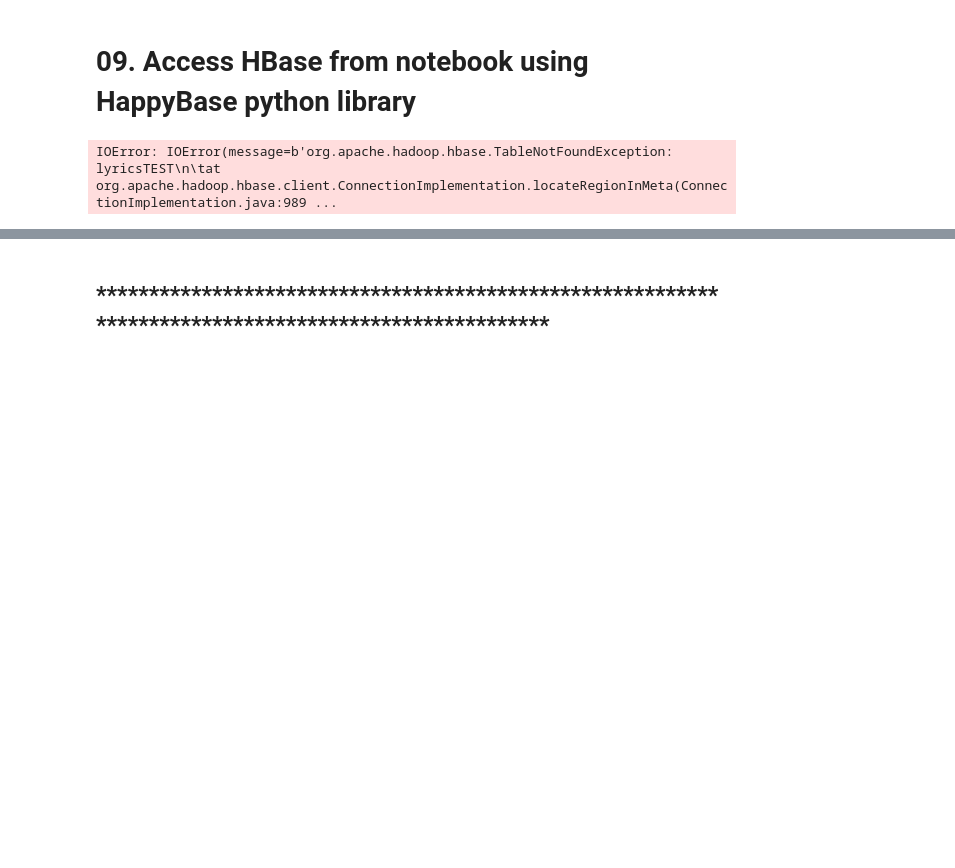
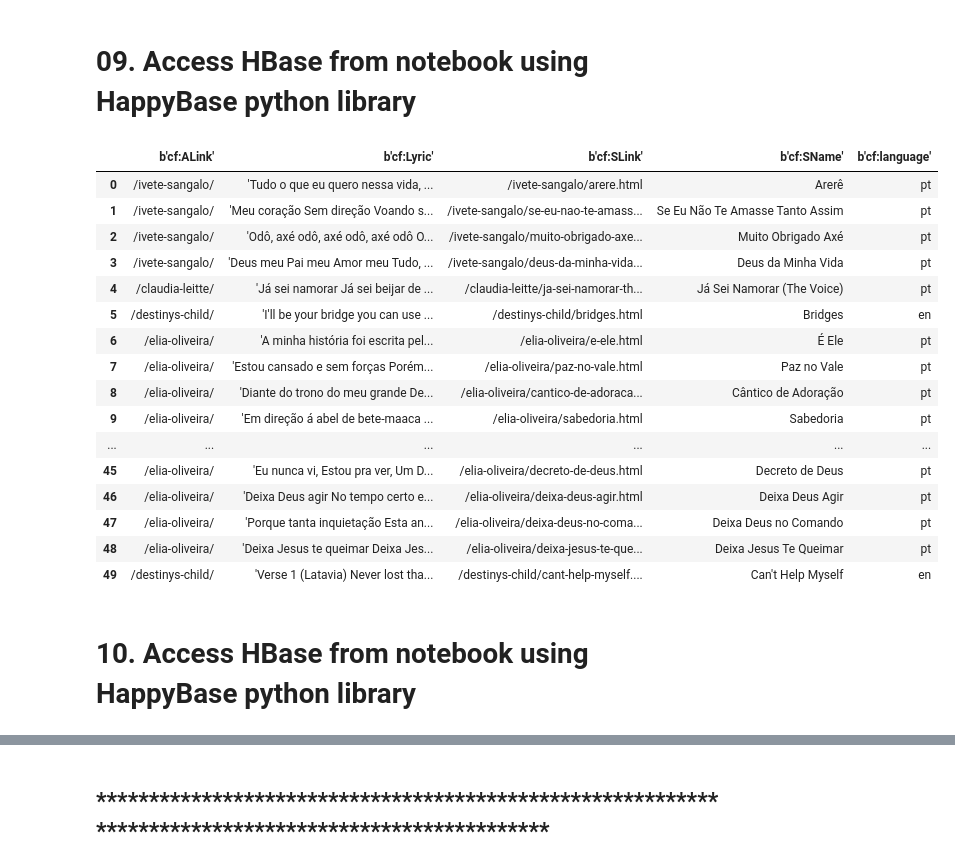
Before and after one commit to nemonio/Storage_Solutions_for_Big_Data_CA1, a Jupyter notebook: DATA-PREPROCESSING with Spark.ipynb, the cells around one changed output, grey strips where cells are left out. Drawn from its saved outputs; the diff is of its cells as text; code cells hidden in the pictures; blank space fills up the shorter version.

Commit message:
Notebook screenshot

```diff
--- a/DATA-PREPROCESSING with Spark.ipynb
+++ b/DATA-PREPROCESSING with Spark.ipynb
@@ -243,21 +276,39 @@ Lyrics hdfs:///CA1/lyrics-dataForHbase.csv
 # %%
 import happybase
 import pandas as pd
 
 # Connect to HBase
 connection = happybase.Connection('localhost')
-table = connection.table('lyricsTEST')
+table = connection.table('Lyrics')
 
 # Extract all rows from HBase into a list
 rows = [data for _, data in table.scan()]
 
 # Construct DataFrame
-df = pd.DataFrame(rows)
+happybasedf = pd.DataFrame(rows)
 
 # Convert bytes columns to string
-for column in df.columns:
-    df[column] = df[column].str.decode('utf-8')
+for column in happybasedf.columns:
+    happybasedf[column] = happybasedf[column].str.decode('utf-8')
 
-df.head(50)
+happybasedf.head(50)
 # %% [output]
-IOError: IOError(message=b'org.apache.hadoop.hbase.TableNotFoundException: lyricsTEST\n\tat org.apache.hadoop.hbase.client.ConnectionImplementation.locateRegionInMeta(ConnectionImplementation.java:989 ...
+|  | b'cf:ALink' | b'cf:Lyric' | b'cf:SLink' | b'cf:SName' | b'cf:language' |
+| 0 | /ivete-sangalo/ | 'Tudo o que eu quero nessa vida, ... | /ivete-sangalo/arere.html | Arerê | pt |
+| 1 | /ivete-sangalo/ | 'Meu coração Sem direção Voando s... | /ivete-sangalo/se-eu-nao-te-amass... | Se Eu Não Te Amasse Tanto Assim | pt |
+| 2 | /ivete-sangalo/ | 'Odô, axé odô, axé odô, axé odô O... | /ivete-sangalo/muito-obrigado-axe... | Muito Obrigado Axé | pt |
+| 3 | /ivete-sangalo/ | 'Deus meu Pai meu Amor meu Tudo, ... | /ivete-sangalo/deus-da-minha-vida... | Deus da Minha Vida | pt |
+| 4 | /claudia-leitte/ | 'Já sei namorar Já sei beijar de ... | /claudia-leitte/ja-sei-namorar-th... | Já Sei Namorar (The Voice) | pt |
+| 5 | /destinys-child/ | 'I'll be your bridge you can use ... | /destinys-child/bridges.html | Bridges | en |
+| 6 | /elia-oliveira/ | 'A minha história foi escrita pel... | /elia-oliveira/e-ele.html | É Ele | pt |
+| 7 | /elia-oliveira/ | 'Estou cansado e sem forças Porém... | /elia-oliveira/paz-no-vale.html | Paz no Vale | pt |
+| 8 | /elia-oliveira/ | 'Diante do trono do meu grande De... | /elia-oliveira/cantico-de-adoraca... | Cântico de Adoração | pt |
+| 9 | /elia-oliveira/ | 'Em direção á abel de bete-maaca ... | /elia-oliveira/sabedoria.html | Sabedoria | pt |
+| ... | ... | ... | ... | ... | ... |
+| 45 | /elia-oliveira/ | 'Eu nunca vi, Estou pra ver, Um D... | /elia-oliveira/decreto-de-deus.html | Decreto de Deus | pt |
+| 46 | /elia-oliveira/ | 'Deixa Deus agir No tempo certo e... | /elia-oliveira/deixa-deus-agir.html | Deixa Deus Agir | pt |
+| 47 | /elia-oliveira/ | 'Porque tanta inquietação Esta an... | /elia-oliveira/deixa-deus-no-coma... | Deixa Deus no Comando | pt |
+| 48 | /elia-oliveira/ | 'Deixa Jesus te queimar Deixa Jes... | /elia-oliveira/deixa-jesus-te-que... | Deixa Jesus Te Queimar | pt |
+| 49 | /destinys-child/ | 'Verse 1 (Latavia) Never lost tha... | /destinys-child/cant-help-myself.... | Can't Help Myself | en |
+# %% [markdown]
+# 10. Access HBase from notebook using HappyBase python library
```
Also changed, not shown: parts of 12 cells of this notebook, 1 other file.
